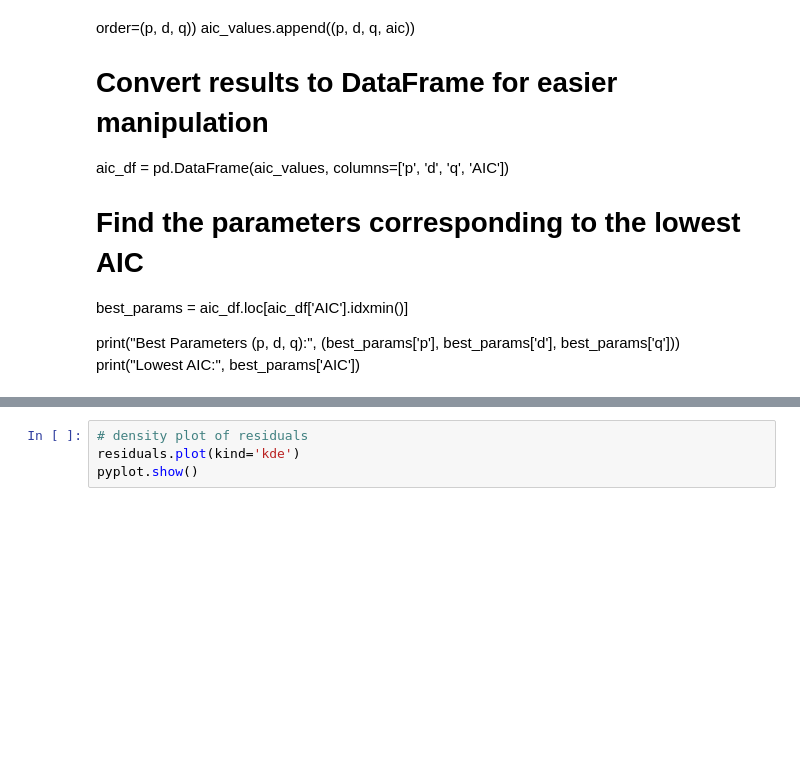
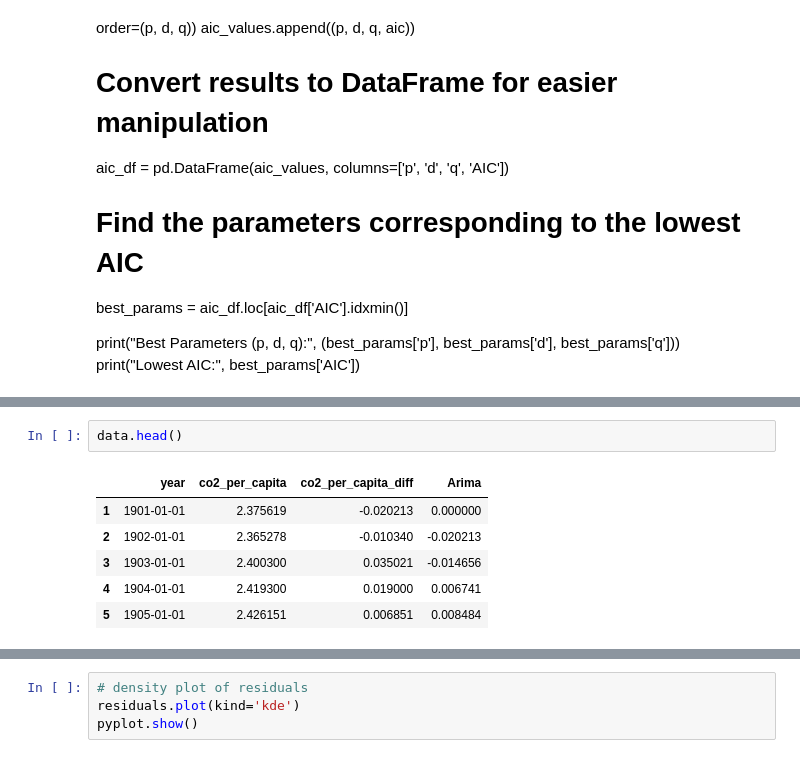
Before and after one commit to L-dos-Santos/final-project, a Jupyter notebook: Final Project.ipynb, the cells around one changed output, grey strips where cells are left out. Drawn from its saved outputs; the diff is of its cells as text; blank space fills up the shorter version.

```diff
--- a/Final Project.ipynb
+++ b/Final Project.ipynb
@@ -491,0 +534,9 @@ pyplot.show();
+# %%
+data.head()
+# %% [output]
+|  | year | co2_per_capita | co2_per_capita_diff | Arima |
+| 1 | 1901-01-01 | 2.375619 | -0.020213 | 0.000000 |
+| 2 | 1902-01-01 | 2.365278 | -0.010340 | -0.020213 |
+| 3 | 1903-01-01 | 2.400300 | 0.035021 | -0.014656 |
+| 4 | 1904-01-01 | 2.419300 | 0.019000 | 0.006741 |
+| 5 | 1905-01-01 | 2.426151 | 0.006851 | 0.008484 |
```
Also changed, not shown: parts of 7 cells of this notebook.
